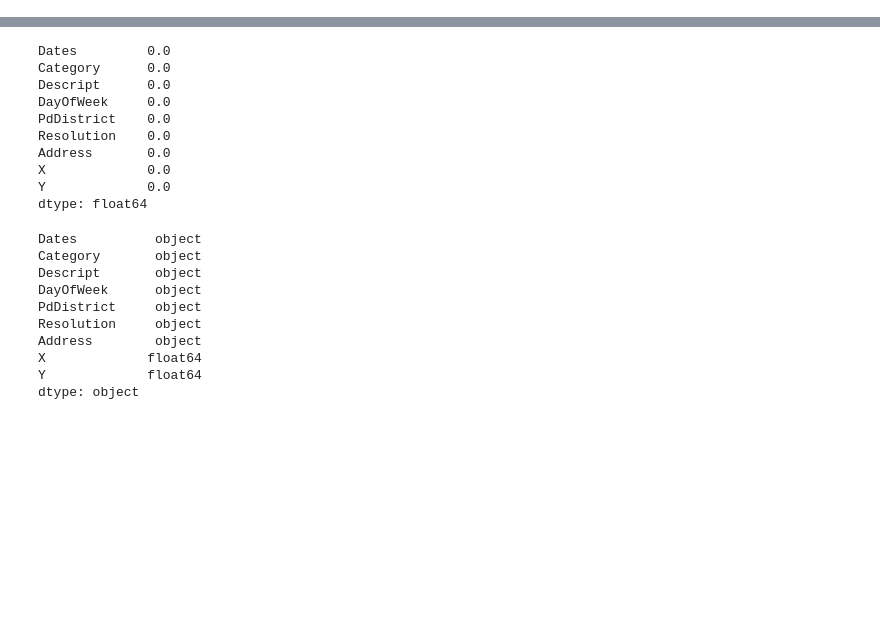
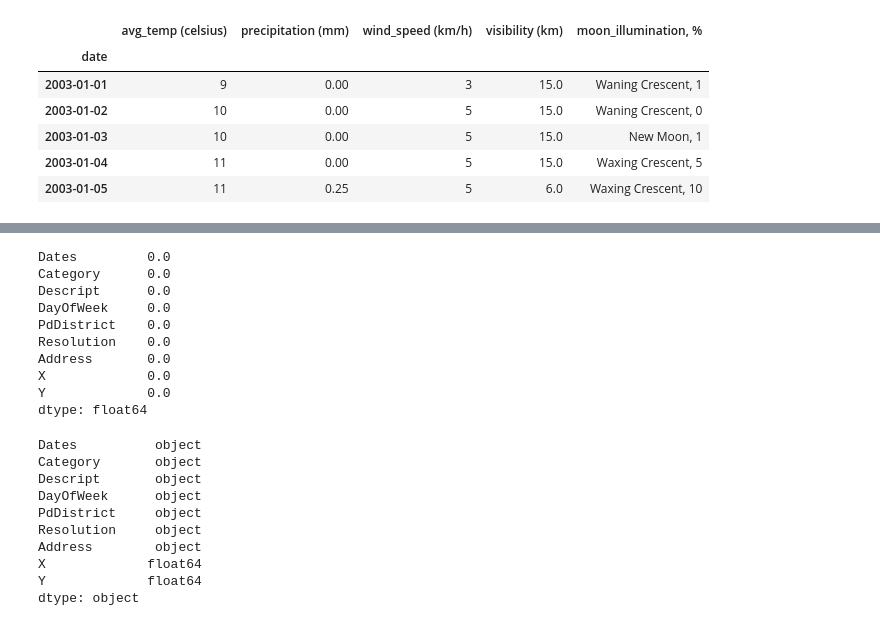
Before and after one commit to fescobar96/Crime-Prediction-in-San-Francisco, a Jupyter notebook: EDA_and_Model.ipynb, the cells around one changed output, grey strips where cells are left out. Saved outputs shown, nothing was run; the diff lists cells and outputs as text; code cells hidden in the pictures; blank space fills up the shorter version.

```diff
--- a/EDA_and_Model.ipynb
+++ b/EDA_and_Model.ipynb
@@ -34,3 +33,13 @@ data
+# %%
+weather.head()
+# %% [output]
+|  | avg_temp (celsius) | precipitation (mm) | wind_speed (km/h) | visibility (km) | moon_illumination, % |
+| date |  |  |  |  |  |
+| 2003-01-01 | 9 | 0.00 | 3 | 15.0 | Waning Crescent, 1 |
+| 2003-01-02 | 10 | 0.00 | 5 | 15.0 | Waning Crescent, 0 |
+| 2003-01-03 | 10 | 0.00 | 5 | 15.0 | New Moon, 1 |
+| 2003-01-04 | 11 | 0.00 | 5 | 15.0 | Waxing Crescent, 5 |
+| 2003-01-05 | 11 | 0.25 | 5 | 6.0 | Waxing Crescent, 10 |
 # %%
 data.head()
 # %% [output]
```
Also changed, not shown: parts of 7 cells of this notebook.
